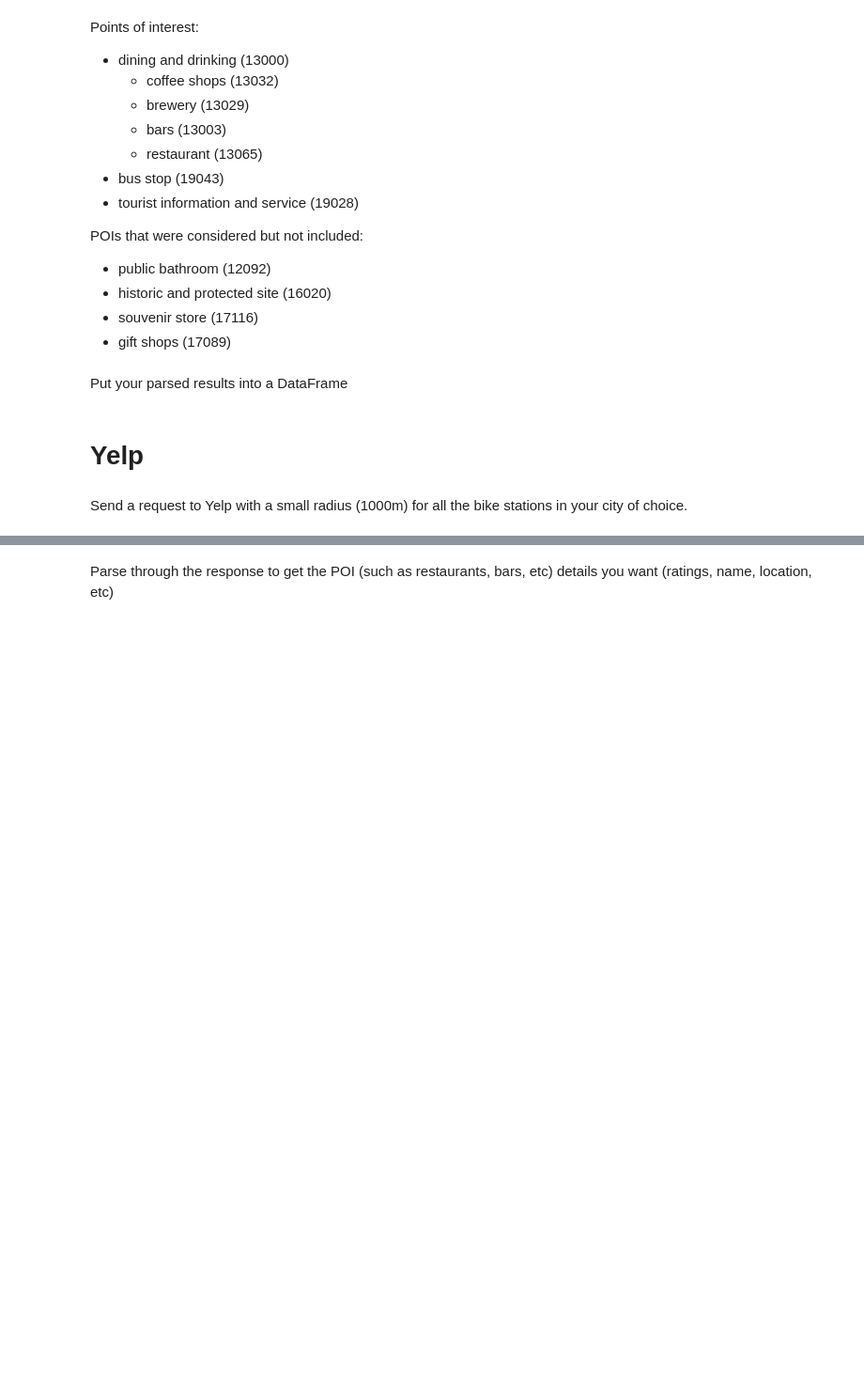
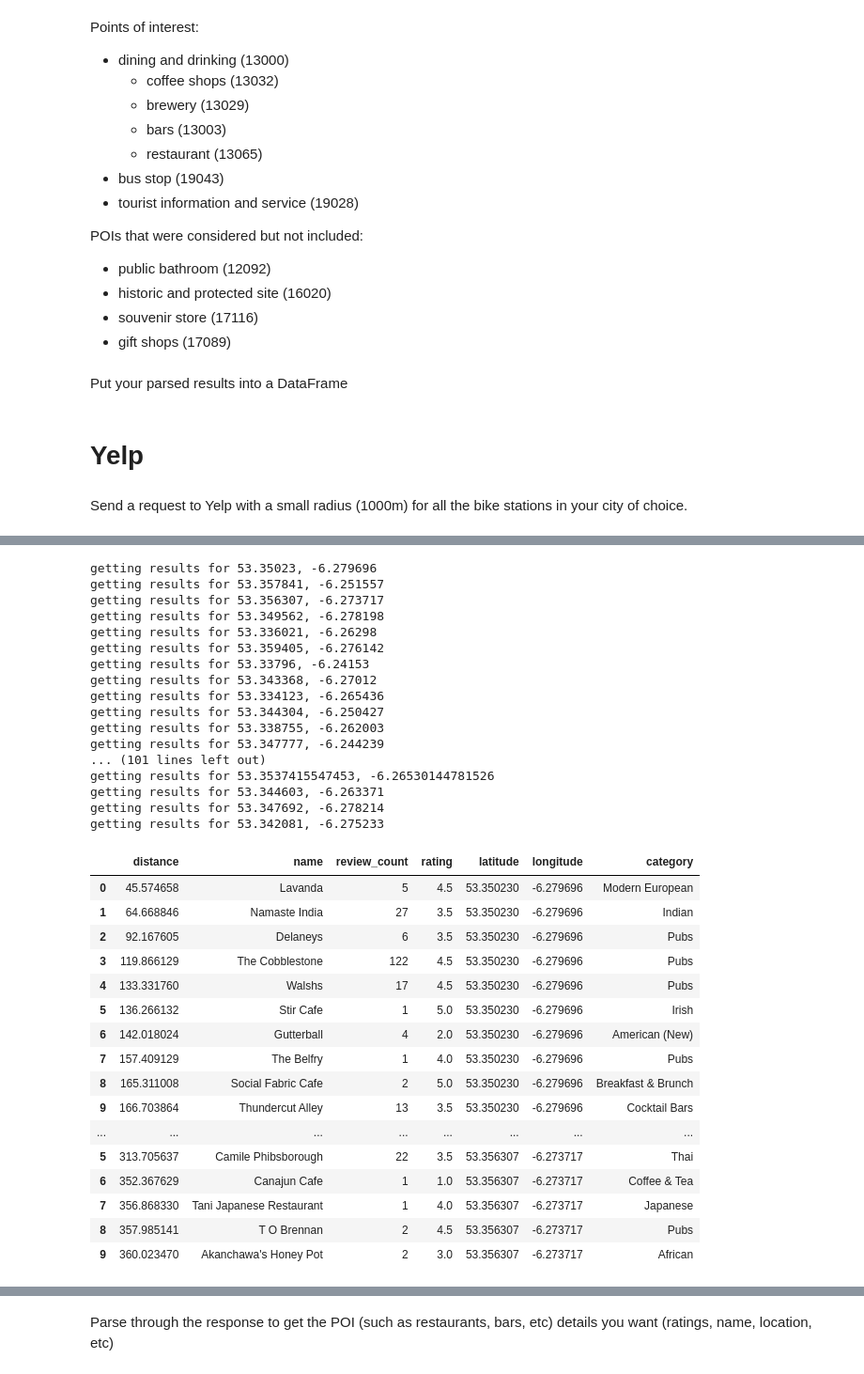
Before and after one commit to madiwiebe/lhl_statistical_modeling_project, a Jupyter notebook: notebooks/yelp_foursquare_EDA.ipynb, the cells around one changed output, grey strips where cells are left out. Shown: that part at 94% size. Drawn from its saved outputs; the diff is of its cells as text; code cells hidden in the pictures; blank space fills up the shorter version.

Commit message:
troubleshooting how API requests accessed lat_lon information; finished Yelp API request coding; saved Foursquare and Yelp results to .csv

```diff
--- a/notebooks/yelp_foursquare_EDA.ipynb
+++ b/notebooks/yelp_foursquare_EDA.ipynb
@@ -186,0 +206,79 @@ Send a request to Yelp with a small radius (1000m) for all the bike stations in
+# %%
+def yelp_request(latitude, longitude):
+    url = "https://api.yelp.com/v3/businesses/search"
+    params = {
+        "latitude": latitude,
+        "longitude": longitude,
+        "radius": 1000,
+        "categories": "bars,restaurants,coffeeshops,busstations,visitorcenters", # search for dining and drinking, bus stops, and tourist information and service
+        "sort_by": "distance"
+    }
+
+    headers = {
+        "Accept": "application/json",
+        "Authorization": f"BEARER {yelp_api_key}"
+    }
+
+    yelp_result = requests.request("GET", url, params=params, headers=headers)
+
+    return yelp_result.json()
+
+# create empty list to contain a dataframe for each location's associated information
+final_yelp_location_data_list = []
+
+# iterate through bike station locations
+for location in lat_lon:
+    latitude = location[0]
+    longitude = location[1]
+    print(f'getting results for {latitude}, {longitude}')
+    result = yelp_request(latitude, longitude) # assign location json results to a variable
+    data = result.get('businesses') # extract data located in the 'businesses' header of the json file
+    yelp_df = pd.DataFrame(data) # convert location results to a pandas dataframe
+    yelp_df['latitude'] = latitude
+    yelp_df['longitude'] = longitude
+    try:
+        yelp_df['category'] = yelp_df['categories'].map(lambda x: x[0].get('title')) # extract only the first category name from a venue's category info
+    except IndexError as e:
+        print(f"{e}")
+    #yelp_df = yelp_df.drop('categories', axis = 1) # remove the 'categories' column which contains a list of dictionaries
+    yelp_df_1 = yelp_df.filter(['distance','name','review_count','rating','latitude','longitude','category'], axis=1) # return only columns of interest
+    final_yelp_location_data_list.append(yelp_df_1) # add each location dataframe to master list
+
+final_yelp_df = pd.concat(final_yelp_location_data_list, axis=0) # convert list of location dataframes to one big dataframe
+
+final_yelp_df.head(50)
+# %% [output]
+getting results for 53.35023, -6.279696
+getting results for 53.357841, -6.251557
+getting results for 53.356307, -6.273717
+getting results for 53.349562, -6.278198
+getting results for 53.336021, -6.26298
+getting results for 53.359405, -6.276142
+getting results for 53.33796, -6.24153
+getting results for 53.343368, -6.27012
+getting results for 53.334123, -6.265436
+getting results for 53.344304, -6.250427
+getting results for 53.338755, -6.262003
+getting results for 53.347777, -6.244239
+... (101 lines left out)
+getting results for 53.3537415547453, -6.26530144781526
+getting results for 53.344603, -6.263371
+getting results for 53.347692, -6.278214
+getting results for 53.342081, -6.275233
+|  | distance | name | review_count | rating | latitude | longitude | category |
+| 0 | 45.574658 | Lavanda | 5 | 4.5 | 53.350230 | -6.279696 | Modern European |
+| 1 | 64.668846 | Namaste India | 27 | 3.5 | 53.350230 | -6.279696 | Indian |
+| 2 | 92.167605 | Delaneys | 6 | 3.5 | 53.350230 | -6.279696 | Pubs |
+| 3 | 119.866129 | The Cobblestone | 122 | 4.5 | 53.350230 | -6.279696 | Pubs |
+| 4 | 133.331760 | Walshs | 17 | 4.5 | 53.350230 | -6.279696 | Pubs |
+| 5 | 136.266132 | Stir Cafe | 1 | 5.0 | 53.350230 | -6.279696 | Irish |
+| 6 | 142.018024 | Gutterball | 4 | 2.0 | 53.350230 | -6.279696 | American (New) |
+| 7 | 157.409129 | The Belfry | 1 | 4.0 | 53.350230 | -6.279696 | Pubs |
+| 8 | 165.311008 | Social Fabric Cafe | 2 | 5.0 | 53.350230 | -6.279696 | Breakfast & Brunch |
+| 9 | 166.703864 | Thundercut Alley | 13 | 3.5 | 53.350230 | -6.279696 | Cocktail Bars |
+| ... | ... | ... | ... | ... | ... | ... | ... |
+| 5 | 313.705637 | Camile Phibsborough | 22 | 3.5 | 53.356307 | -6.273717 | Thai |
+| 6 | 352.367629 | Canajun Cafe | 1 | 1.0 | 53.356307 | -6.273717 | Coffee & Tea |
+| 7 | 356.868330 | Tani Japanese Restaurant | 1 | 4.0 | 53.356307 | -6.273717 | Japanese |
+| 8 | 357.985141 | T O Brennan | 2 | 4.5 | 53.356307 | -6.273717 | Pubs |
+| 9 | 360.023470 | Akanchawa's Honey Pot | 2 | 3.0 | 53.356307 | -6.273717 | African |
```
Also changed, not shown: parts of 13 cells of this notebook, 2 other files.
